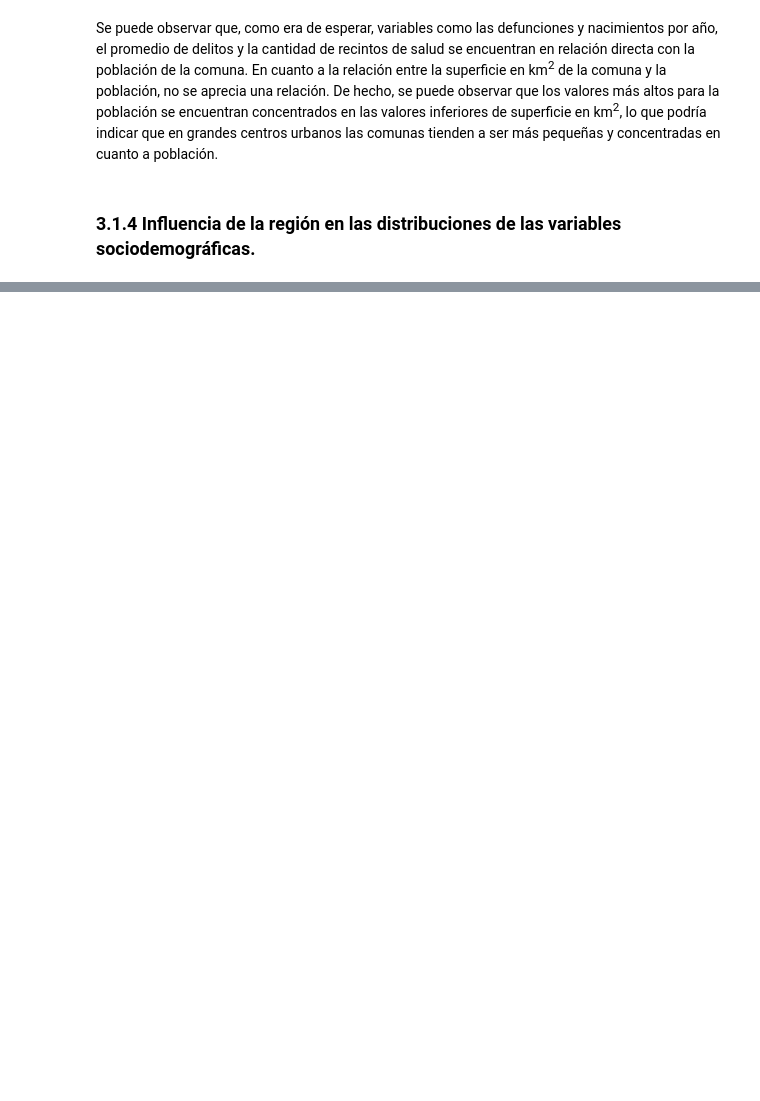
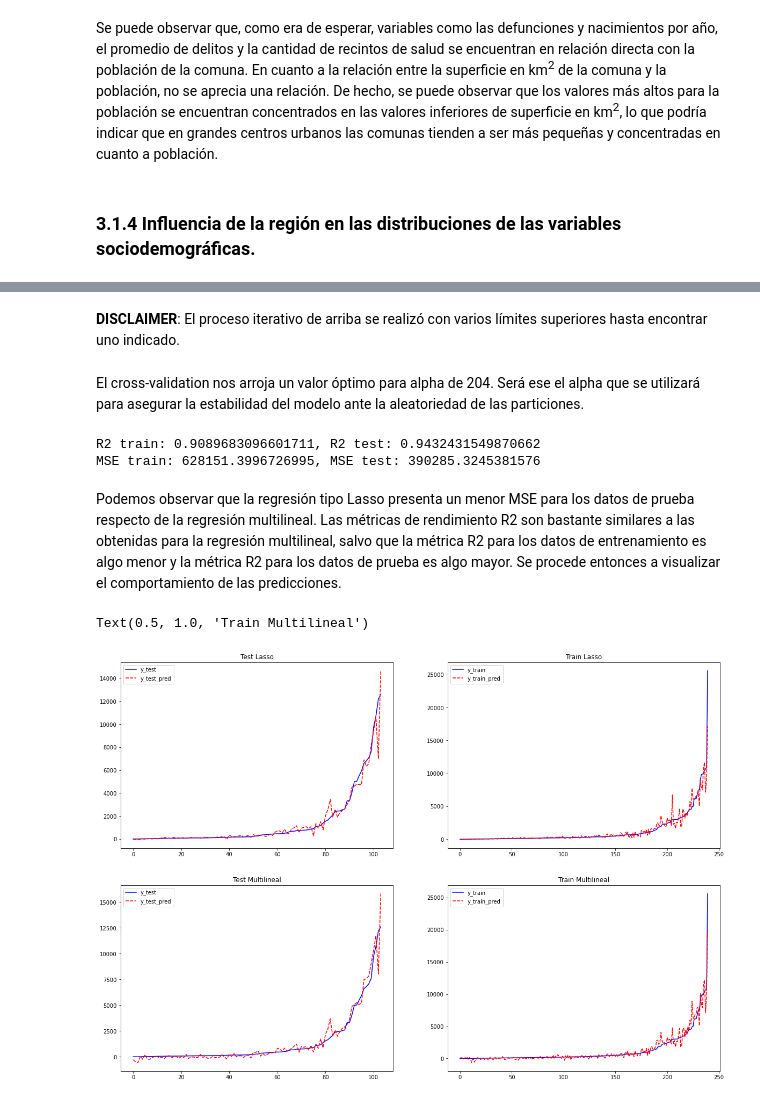
Before and after one commit to 08benja08p/Grupo-8-CDD, a Jupyter notebook: Proyecto/Proyecto_CDD.ipynb, the cells around one changed output, grey strips where cells are left out. Drawn from its saved outputs; the diff is of its cells as text; code cells hidden in the pictures; blank space fills up the shorter version.

```diff
--- a/Proyecto/Proyecto_CDD.ipynb
+++ b/Proyecto/Proyecto_CDD.ipynb
@@ -690,0 +1275,4 @@ print (f'MSE train: {mse_train}, MSE test: {mse_test}')
+# %% [markdown]
+**DISCLAIMER**: El proceso iterativo de arriba se realizó con varios límites superiores hasta encontrar uno indicado.
+# %% [markdown]
+El cross-validation nos arroja un valor óptimo para alpha de 204. Será ese el alpha que se utilizará para asegurar la estabilidad del modelo ante la aleatoriedad de las particiones.
@@ -690,0 +1286,36 @@ print (f'MSE train: {mse_train}, MSE test: {mse_test}')
+# %%
+#Cálculo de las métricas de rendimiento
+r2_train = r2_score(y_train, y_train_pred_lasso)
+r2_test = r2_score(y_test, y_test_pred_lasso)
+mse_train = mean_squared_error(y_train, y_train_pred_lasso)
+mse_test = mean_squared_error(y_test, y_test_pred_lasso)
+print (f'R2 train: {r2_train}, R2 test: {r2_test}')
+print (f'MSE train: {mse_train}, MSE test: {mse_test}')
+# %% [output]
+R2 train: 0.9089683096601711, R2 test: 0.9432431549870662
+MSE train: 628151.3996726995, MSE test: 390285.3245381576
+# %% [markdown]
+Podemos observar que la regresión tipo Lasso presenta un menor MSE para los datos de prueba respecto de la regresión multilineal. Las métricas de rendimiento R2 son bastante similares a las obtenidas para la regresión multilineal, salvo que la métrica R2 para los datos de entrenamiento es algo menor y la métrica R2 para los datos de prueba es algo mayor. Se procede entonces a visualizar el comportamiento de las predicciones.
+# %%
+#Dataframe a modo de visualización
+data_res_test_las = pd.DataFrame()
+data_res_test_las['y_test'] = y_test
+data_res_test_las['y_test_pred'] = y_test_pred_lasso
+data_res_test_las = data_res_test_las.sort_values(by = 'y_test').reset_index(drop = True)
+data_res_train_las = pd.DataFrame()
+data_res_train_las['y_train'] = y_train
+data_res_train_las['y_train_pred'] = y_train_pred_lasso
+data_res_train_las = data_res_train_las.sort_values(by = 'y_train').reset_index(drop = True)
+
+fig, ((ax1, ax2), (ax3, ax4)) = plt.subplots(2, 2, figsize = (20, 14))
+sns.lineplot(data = data_res_test_las, ax = ax1, palette = ['blue', 'red'])
+sns.lineplot(data = data_res_train_las, ax = ax2, palette = ['blue', 'red'])
+sns.lineplot(data = data_res_test, ax = ax3, palette = ['blue', 'red'])
+sns.lineplot(data = data_res_train, ax = ax4, palette = ['blue', 'red'])
+ax1.set_title('Test Lasso')
+ax2.set_title('Train Lasso')
+ax3.set_title('Test Multilineal')
+ax4.set_title('Train Multilineal')
+# %% [output]
+Text(0.5, 1.0, 'Train Multilineal')
+[figure, added]
```
Also changed, not shown: parts of 125 cells of this notebook, 1 other file.
